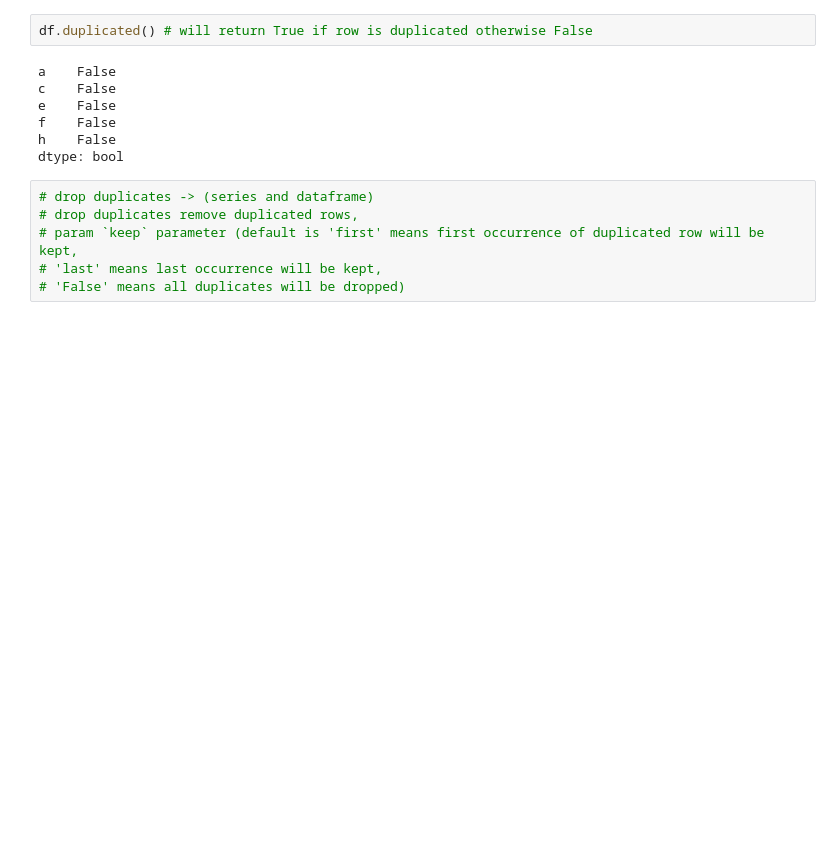
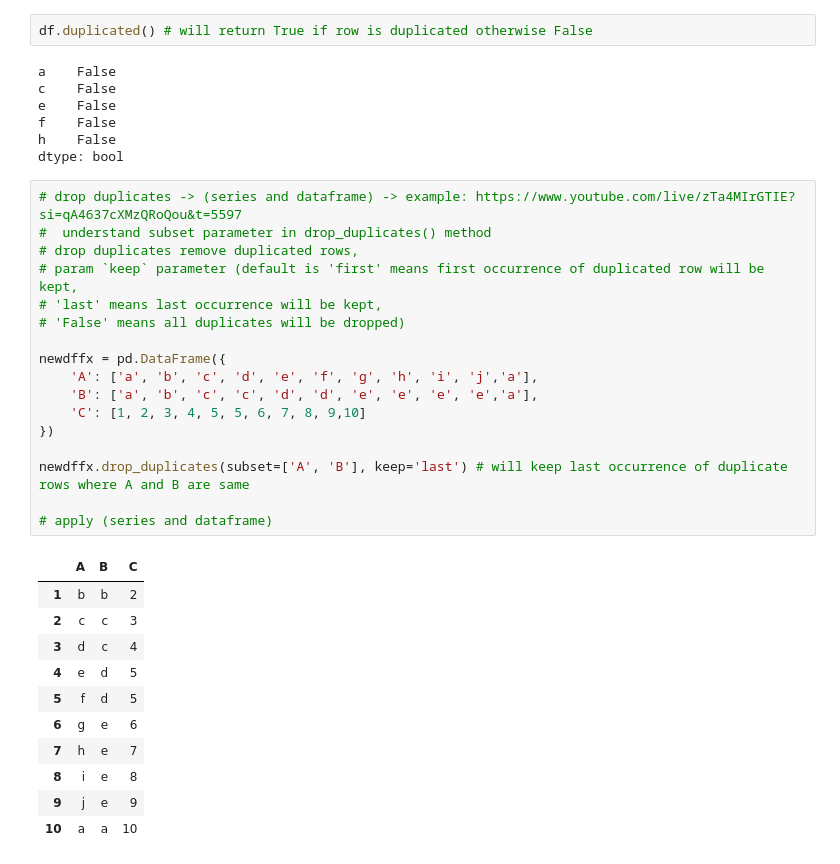
Before and after one commit to XionVolt/Ai-Ml, a Jupyter notebook: Programming/Pandas/04_important_series_and_df_methods.ipynb, the cells around one changed output. Drawn from its saved outputs; the diff is of its cells as text; blank space fills up the shorter version.

Commit message:
update pandas docs more concepts and with examples and introduce groupby method of pandas

```diff
--- a/Programming/Pandas/04_important_series_and_df_methods.ipynb
+++ b/Programming/Pandas/04_important_series_and_df_methods.ipynb
@@ -227,8 +227,31 @@ f    False
 h    False
 dtype: bool
 # %%
-# drop duplicates -> (series and dataframe)
+# drop duplicates -> (series and dataframe) -> example: https://www.youtube.com/live/zTa4MIrGTIE?si=qA4637cXMzQRoQou&t=5597
+#  understand subset parameter in drop_duplicates() method
 # drop duplicates remove duplicated rows,
 # param `keep` parameter (default is 'first' means first occurrence of duplicated row will be kept,
 # 'last' means last occurrence will be kept,
 # 'False' means all duplicates will be dropped)
+
+newdffx = pd.DataFrame({
+    'A': ['a', 'b', 'c', 'd', 'e', 'f', 'g', 'h', 'i', 'j','a'],
+    'B': ['a', 'b', 'c', 'c', 'd', 'd', 'e', 'e', 'e', 'e','a'],
+    'C': [1, 2, 3, 4, 5, 5, 6, 7, 8, 9,10]
+})
+
+newdffx.drop_duplicates(subset=['A', 'B'], keep='last') # will keep last occurrence of duplicate rows where A and B are same
+
+# apply (series and dataframe)
+# %% [output]
+|  | A | B | C |
+| 1 | b | b | 2 |
+| 2 | c | c | 3 |
+| 3 | d | c | 4 |
+| 4 | e | d | 5 |
+| 5 | f | d | 5 |
+| 6 | g | e | 6 |
+| 7 | h | e | 7 |
+| 8 | i | e | 8 |
+| 9 | j | e | 9 |
+| 10 | a | a | 10 |
```
Also changed, not shown: parts of 14 cells of this notebook, 5 other files.
